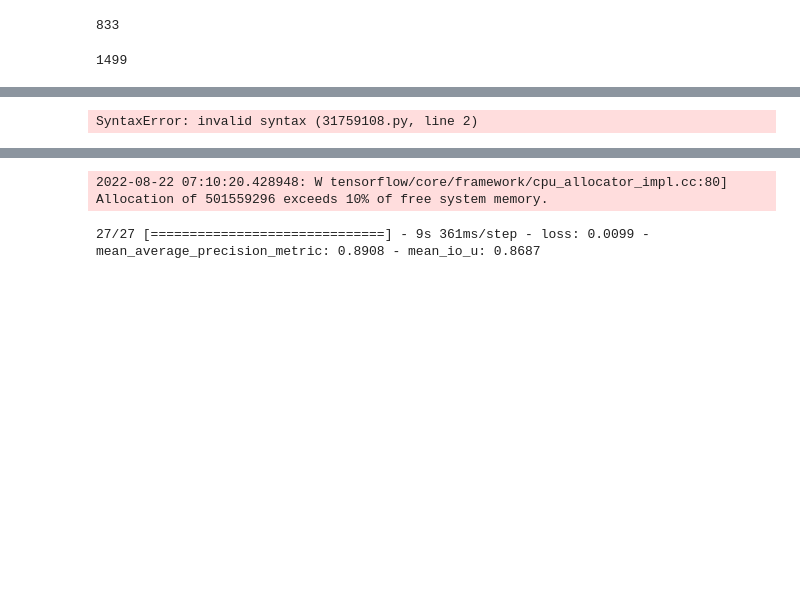
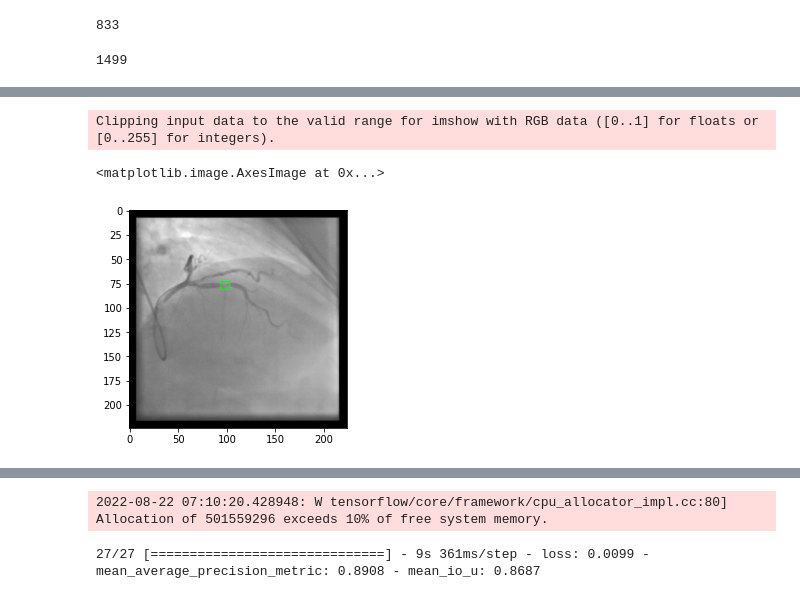
Before and after one commit to NevilleMthw/Stenosis-Project, a Jupyter notebook: transfer_learning_model.ipynb, the cells around one changed output, grey strips where cells are left out. Cells and saved outputs as stored; diff of their text form; code cells hidden in the pictures; blank space fills up the shorter version.

Commit message:
Undergoing model training fix issue

```diff
--- a/transfer_learning_model.ipynb
+++ b/transfer_learning_model.ipynb
@@ -99,10 +239,10 @@ test_targets = []
 # %%
-for index, row in train_labels_csv_3.iterrows():
-    (filename, width, height, class_name, xmin, ymin, xmax, ymax) = row
+# for index, row in train_labels_csv_3.iterrows():
+#     (filename, width, height, class_name, xmin, ymin, xmax, ymax) = row
 
-    pic = cv2.imread(os.path.join(train_path2,filename))
-    pic = cv2.resize(pic, (224, 224))
+#     pic = cv2.imread(os.path.join(train_path2,filename))
+#     pic = cv2.resize(pic, (224, 224))
 
-    train_images.append(pic)
-    train_targets.append((xmin, ymin, xmax, ymax))
+#     train_images.append(pic)
+#     train_targets.append((xmin, ymin, xmax, ymax))
 # %%
@@ -160,5 +276,5 @@ array([[[ 93,  93,  93],
 # %%
 train_images = np.array(train_images).astype('float32')
-train_targets = np.array(train_targets)
+train_targets = np.array(train_targets).astype('float32')
 # %%
 val_images = np.array(val_images).astype('float32')
@@ -177,2 +311,9 @@ array([0.79910714, 0.66071429, 0.91964286, 0.74553571])
+# %%
+image = cv2.rectangle(train_images[1], (train_targets[1][0],train_targets[1][1]), (train_targets[1][2],train_targets[1][3]), color=(0,255,0))
+plt.imshow((image))
+# %% [output]
+Clipping input data to the valid range for imshow with RGB data ([0..1] for floats or [0..255] for integers).
+<matplotlib.image.AxesImage at 0x...>
+[figure, added]
 # %%
 # # # Normalize images
@@ -185,7 +326,6 @@ dataGenerator = ImageDataGenerator()
 es = EarlyStopping(monitor='val_loss', mode='min', verbose=1, patience=10)
 # %%
 feature_layers = [
-    Input(shape=(224, 224, 3)),
     Conv2D(32, (3, 3), input_shape=(224, 224, 3,), padding='same'),
     LeakyReLU(alpha=0.1),
     # RandomFlip(mode='horizontal', seed=None),
@@ -264,8 +404,6 @@ classification_layers = [
     Dropout(0.35),
     Dense(4),
 ]
-# %% [output]
-SyntaxError: invalid syntax (31759108.py, line 2)
 # %%
 model = Sequential(feature_layers + classification_layers, name='Stenosis_model')
 
```
Also changed, not shown: parts of 19 cells of this notebook, 1 other file.
